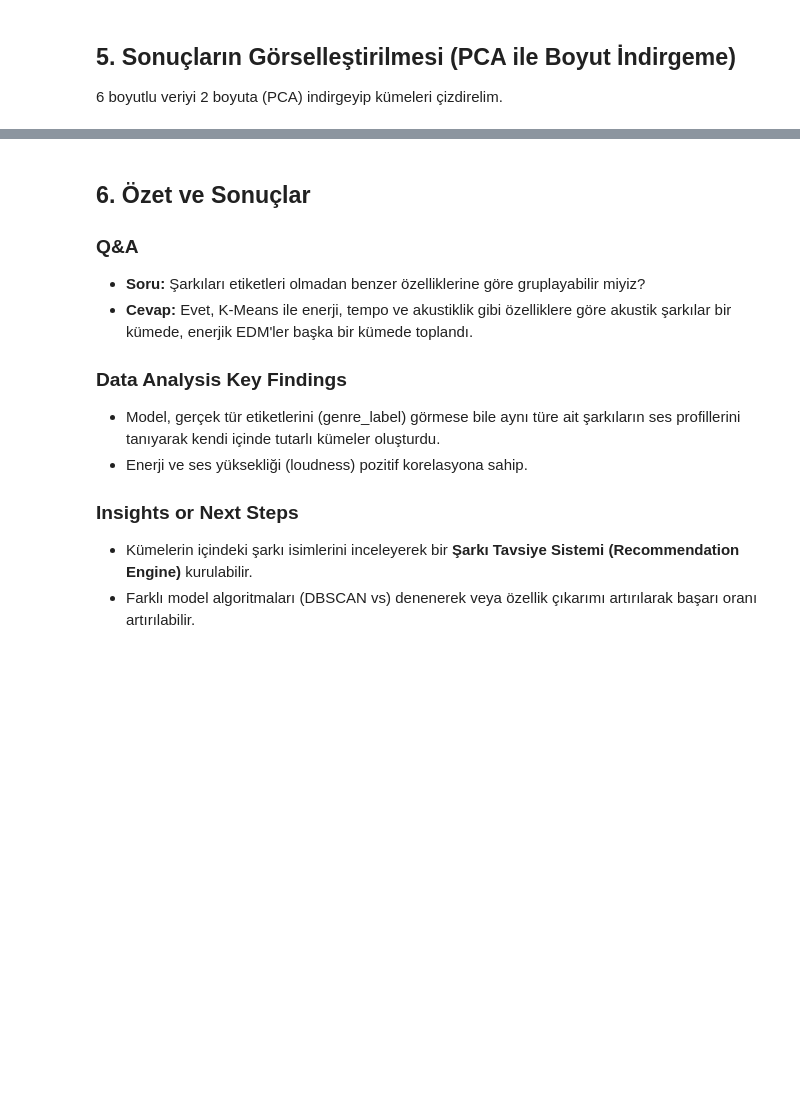
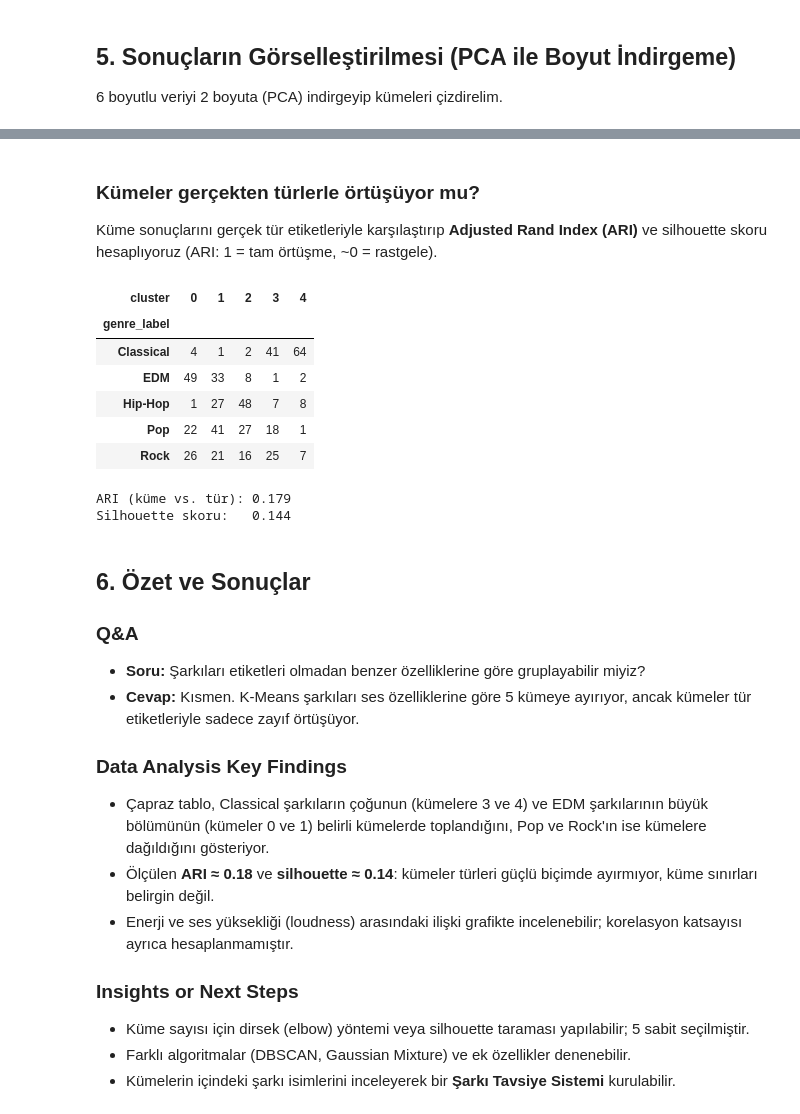
Before and after one commit to Shocktra/spotify-clustering-analysis, a Jupyter notebook: analysis.ipynb, the cells around one changed output, grey strips where cells are left out. Cells and saved outputs as stored; diff of their text form; code cells hidden in the pictures; blank space fills up the shorter version.

Commit message:
requirements.txt'i düzelt, küme kalitesini ölç, sonuçları dürüstleştir
Co-Authored-By: Claude Sonnet 5.5 <noreply@anthropic.com>

```diff
--- a/analysis.ipynb
+++ b/analysis.ipynb
@@ -97,13 +97,34 @@ plt.show()
+# %% [markdown]
+### Kümeler gerçekten türlerle örtüşüyor mu?
+Küme sonuçlarını gerçek tür etiketleriyle karşılaştırıp **Adjusted Rand Index (ARI)** ve silhouette skoru hesaplıyoruz (ARI: 1 = tam örtüşme, ~0 = rastgele).
+# %%
+from sklearn.metrics import adjusted_rand_score, silhouette_score
+
+display(pd.crosstab(df['genre_label'], df['cluster']))
+print(f"ARI (küme vs. tür): {adjusted_rand_score(df['genre_label'], df['cluster']):.3f}")
+print(f"Silhouette skoru:   {silhouette_score(X_scaled, df['cluster']):.3f}")
+# %% [output]
+| cluster | 0 | 1 | 2 | 3 | 4 |
+| genre_label |  |  |  |  |  |
+| Classical | 4 | 1 | 2 | 41 | 64 |
+| EDM | 49 | 33 | 8 | 1 | 2 |
+| Hip-Hop | 1 | 27 | 48 | 7 | 8 |
+| Pop | 22 | 41 | 27 | 18 | 1 |
+| Rock | 26 | 21 | 16 | 25 | 7 |
+ARI (küme vs. tür): 0.179
+Silhouette skoru:   0.144
 # %% [markdown]
 ## 6. Özet ve Sonuçlar
 ### Q&A
 - **Soru:** Şarkıları etiketleri olmadan benzer özelliklerine göre gruplayabilir miyiz?
-- **Cevap:** Evet, K-Means ile enerji, tempo ve akustiklik gibi özelliklere göre akustik şarkılar bir kümede, enerjik EDM'ler başka bir kümede toplandı.
+- **Cevap:** Kısmen. K-Means şarkıları ses özelliklerine göre 5 kümeye ayırıyor, ancak kümeler tür etiketleriyle sadece zayıf örtüşüyor.
 
 ### Data Analysis Key Findings
-- Model, gerçek tür etiketlerini (genre_label) görmese bile aynı türe ait şarkıların ses profillerini tanıyarak kendi içinde tutarlı kümeler oluşturdu.
-- Enerji ve ses yüksekliği (loudness) pozitif korelasyona sahip.
+- Çapraz tablo, Classical şarkıların çoğunun (kümelere 3 ve 4) ve EDM şarkılarının büyük bölümünün (kümeler 0 ve 1) belirli kümelerde toplandığını, Pop ve Rock'ın ise kümelere dağıldığını gösteriyor.
+- Ölçülen **ARI ≈ 0.18** ve **silhouette ≈ 0.14**: kümeler türleri güçlü biçimde ayırmıyor, küme sınırları belirgin değil.
+- Enerji ve ses yüksekliği (loudness) arasındaki ilişki grafikte incelenebilir; korelasyon katsayısı ayrıca hesaplanmamıştır.
 
 ### Insights or Next Steps
-- Kümelerin içindeki şarkı isimlerini inceleyerek bir **Şarkı Tavsiye Sistemi (Recommendation Engine)** kurulabilir.
-- Farklı model algoritmaları (DBSCAN vs) denenerek veya özellik çıkarımı artırılarak başarı oranı artırılabilir.
+- Küme sayısı için dirsek (elbow) yöntemi veya silhouette taraması yapılabilir; 5 sabit seçilmiştir.
+- Farklı algoritmalar (DBSCAN, Gaussian Mixture) ve ek özellikler denenebilir.
+- Kümelerin içindeki şarkı isimlerini inceleyerek bir **Şarkı Tavsiye Sistemi** kurulabilir.
```
Also changed, not shown: parts of 2 cells of this notebook, 1 other file.
